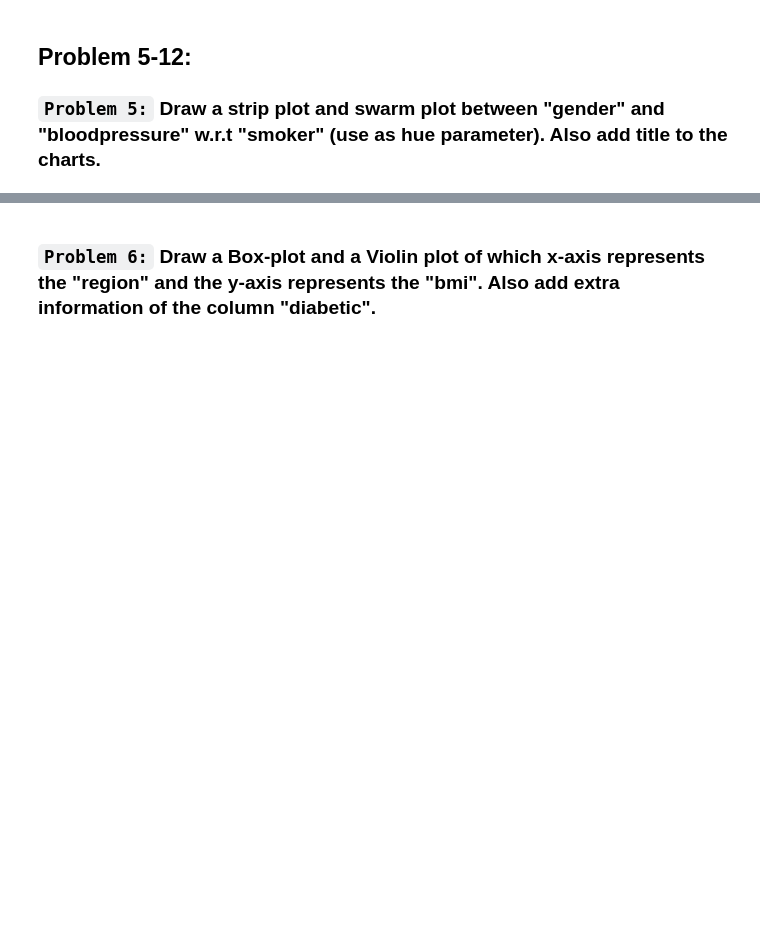
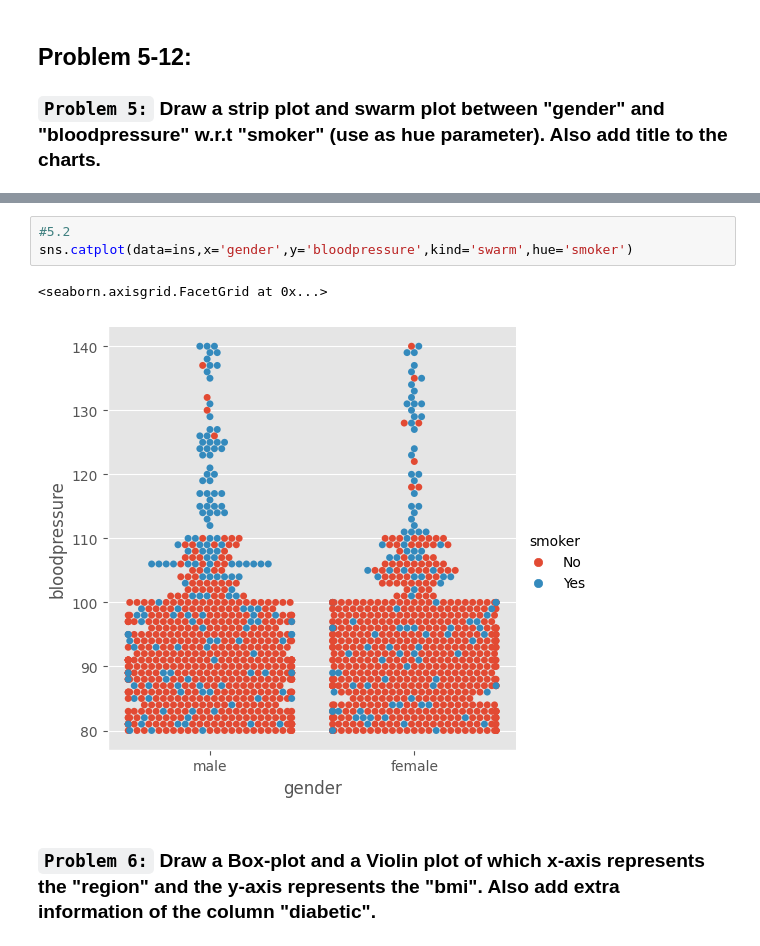
Before and after one commit to singhbhaskar360/Python_ML, a Jupyter notebook: Seaborn_task_26.ipynb, the cells around one changed output, grey strips where cells are left out. Drawn from its saved outputs; the diff is of its cells as text; blank space fills up the shorter version.

```diff
--- a/Seaborn_task_26.ipynb
+++ b/Seaborn_task_26.ipynb
@@ -89,3 +91,9 @@ x.head()
+# %%
+#5.2
+sns.catplot(data=ins,x='gender',y='bloodpressure',kind='swarm',hue='smoker')
+# %% [output]
+<seaborn.axisgrid.FacetGrid at 0x...>
+[figure, added]
 # %% [markdown]
 ### **`Problem 6:`** Draw a Box-plot and a Violin plot of which x-axis represents the "region" and the y-axis represents the "bmi". Also add extra information of the column "diabetic".
 # %%
```
Also changed, not shown: parts of 5 cells of this notebook.
